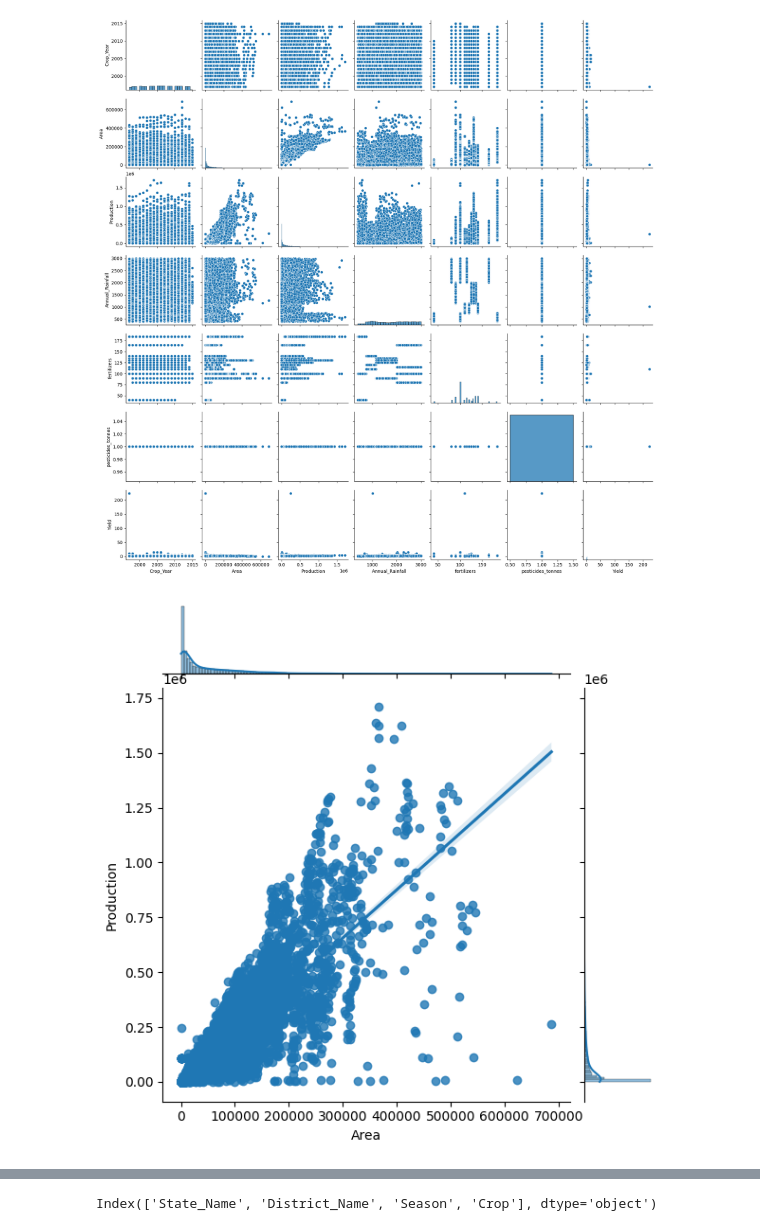
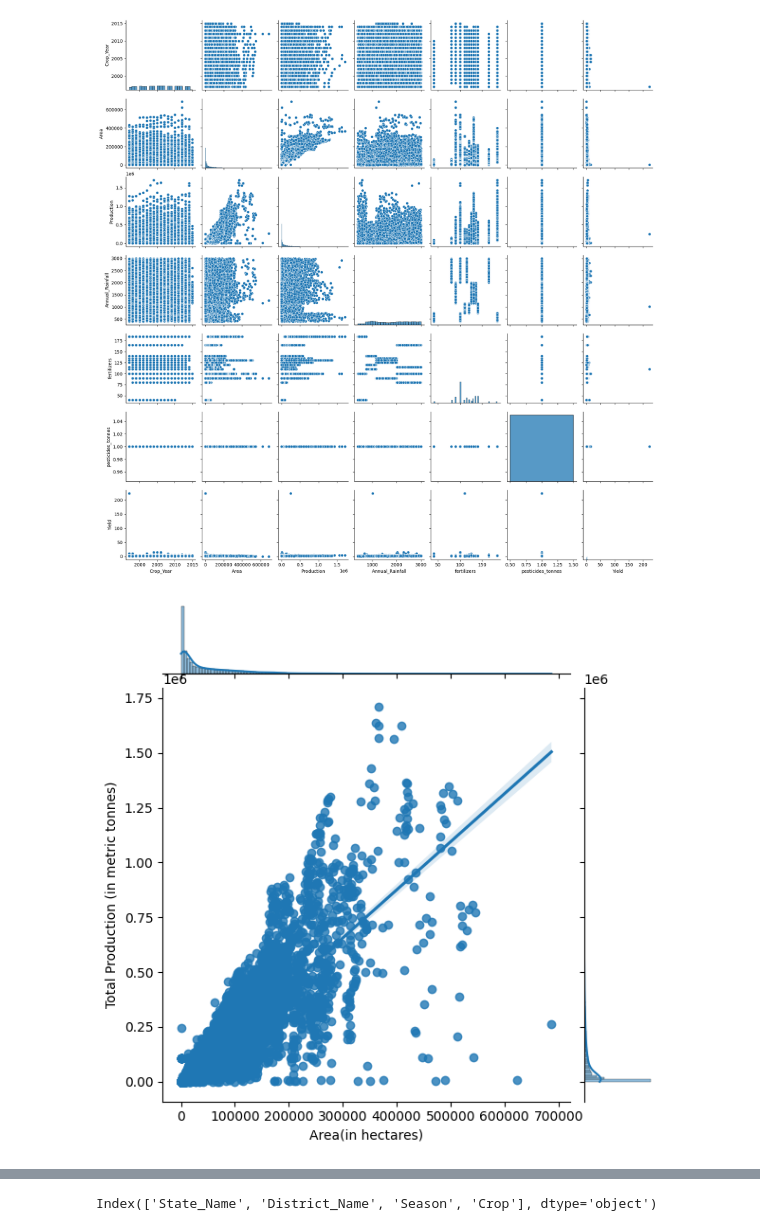
Before and after one commit to jithendranaidupothala/datascienceproject-23030594, a Jupyter notebook: datascienceproject.ipynb, the cells around one changed output, grey strips where cells are left out. Cells and saved outputs as stored; diff of their text form; code cells hidden in the pictures.

```diff
--- a/datascienceproject.ipynb
+++ b/datascienceproject.ipynb
@@ -152,9 +166,12 @@ sns.pairplot(df)
 # %%
 # Joint plot between 'Production' and 'Area'
 sns.jointplot(x='Area', y='Production', data=df, kind='reg')  # 'reg' for regression line
+# Add axis labels
+plt.xlabel('Area(in hectares)', fontsize=10, color='black')  # X-axis label
+plt.ylabel('Total Production (in metric tonnes)', fontsize=10, color='black')  # Y-axis label
 plt.show()
 # %% [output]
-[figure, old version]
+[figure, new version]
 # %%
 # Joint plot between 'Production' and 'Area'
 sns.jointplot(x='Area', y='Yield', data=df, kind='reg')  # 'reg' for regression line
```
Also changed, not shown: parts of 5 cells of this notebook.
